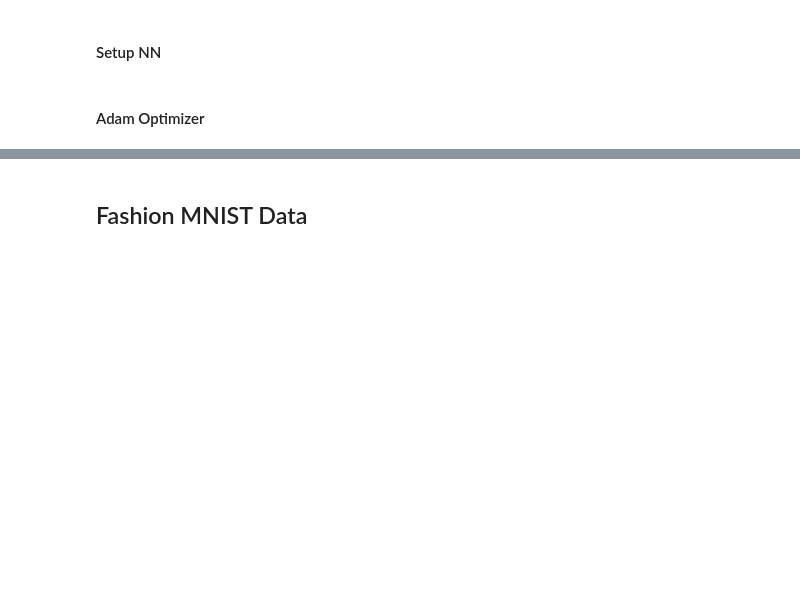
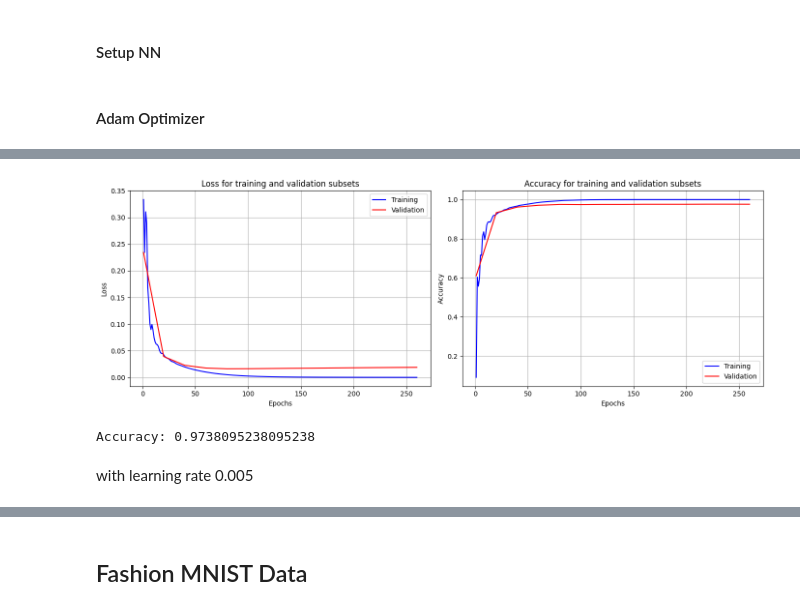
Before and after one commit to Optimization-and-Heuristics/NN-Project, a Jupyter notebook: code/NN.ipynb, the cells around one changed output, grey strips where cells are left out. Cells and saved outputs as stored; diff of their text form; code cells hidden in the pictures; blank space fills up the shorter version.

```diff
--- a/code/NN.ipynb
+++ b/code/NN.ipynb
@@ -136,0 +157,5 @@ plot_training_history(loss, acc)
+# %%
+nn = NeuronalNetwork(784, layers_config)
+optimizer = AdamOptimizer(learning_rate=0.01)
+trainer = Trainer(nn, optimizer, cross_entropy_loss, cross_entropy_loss_grad)
+loss, acc, val_info = trainer.train(X_train, Y_train,X_val,Y_val, epochs=260, print_every=20)
@@ -136,0 +180,15 @@ plot_training_history(loss, acc)
+# %%
+train_info = {'loss': loss, 'acc': acc}
+plot_training_history_with_validation(train_info, val_info)
+# %% [output]
+[figure, added]
+# %%
+# Haz pruebas para el conjunto de prueba
+Y_pred = predict(nn, X_test)
+accuracy = evaluate(Y_pred, Y_test)
+
+print(f"Accuracy: {accuracy}")
+# %% [output]
+Accuracy: 0.9738095238095238
+# %% [markdown]
+with learning rate 0.005
```
Also changed, not shown: parts of 33 cells of this notebook.
